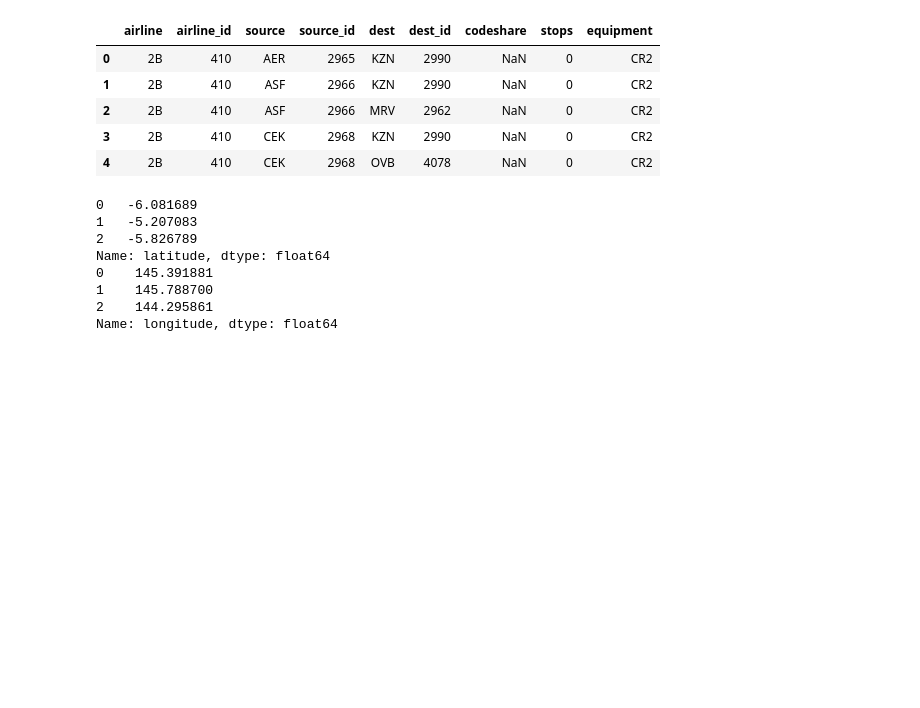
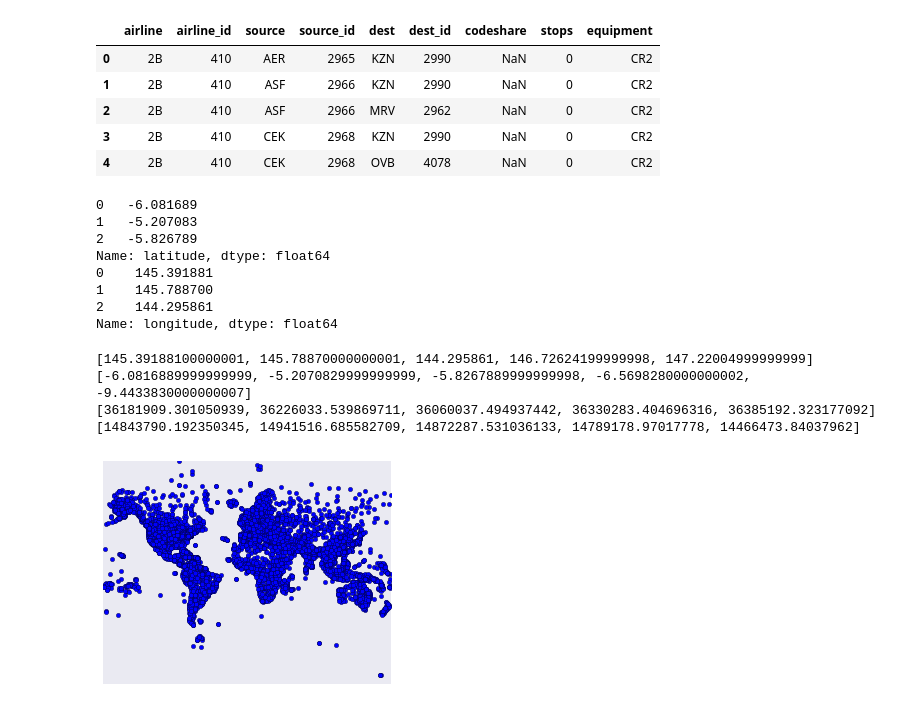
Before and after one commit to shian48263/dataquest, a Jupyter notebook: Data Visualization/Visualizing Geographic Data/Visualizing Geographic Data.ipynb, the cells around one changed output. Cells and saved outputs as stored; diff of their text form; code cells hidden in the pictures; blank space fills up the shorter version.

```diff
--- a/Data Visualization/Visualizing Geographic Data/Visualizing Geographic Data.ipynb
+++ b/Data Visualization/Visualizing Geographic Data/Visualizing Geographic Data.ipynb
@@ -45,3 +47,31 @@ Name: latitude, dtype: float64
 1    145.788700
 2    144.295861
 Name: longitude, dtype: float64
+# %%
+m = Basemap(projection='merc', llcrnrlat=-80, urcrnrlat=80, llcrnrlon=-180, urcrnrlon=180)
+# %%
+# Convert from Series objects to List objects.
+longitudes = airports["longitude"].tolist()
+latitudes = airports["latitude"].tolist()
+
+# Convert latitude and longitude to x and y coordinates.
+x, y = m(longitudes, latitudes)
+
+# Display original longitude values
+print(longitudes[0:5])
+# Display original latitude values
+print(latitudes[0:5])
+# Display x-axis coordinates
+print(x[0:5])
+# Display y-axis coordinates
+print(y[0:5])
+# %% [output]
+[145.39188100000001, 145.78870000000001, 144.295861, 146.72624199999998, 147.22004999999999]
+[-6.0816889999999999, -5.2070829999999999, -5.8267889999999998, -6.5698280000000002, -9.4433830000000007]
+[36181909.301050939, 36226033.539869711, 36060037.494937442, 36330283.404696316, 36385192.323177092]
+[14843790.192350345, 14941516.685582709, 14872287.531036133, 14789178.97017778, 14466473.84037962]
+# %%
+m.scatter(x, y)
+plt.show()
+# %% [output]
+[figure, added]
```
Also changed, not shown: parts of 16 cells of this notebook.
